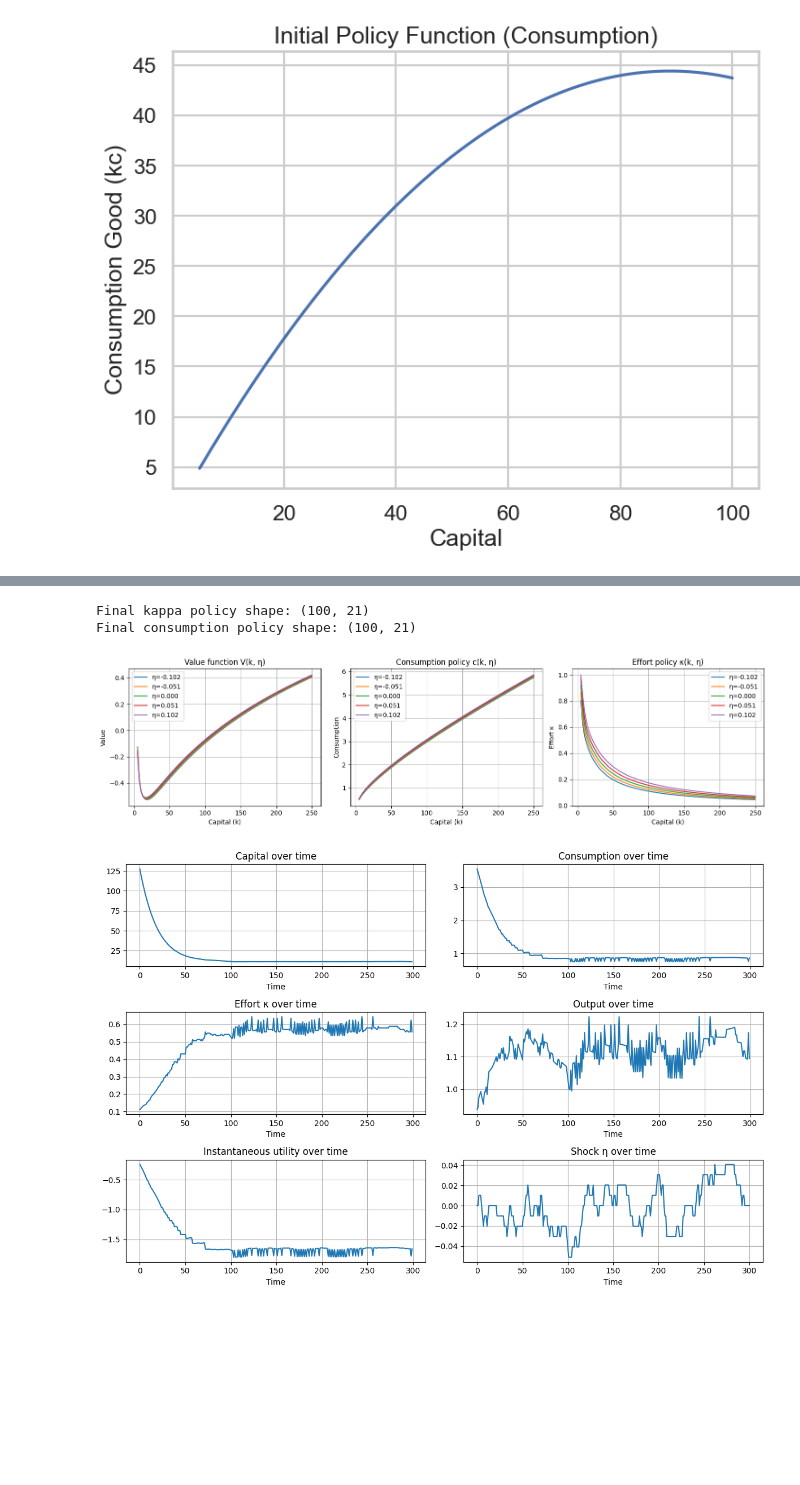
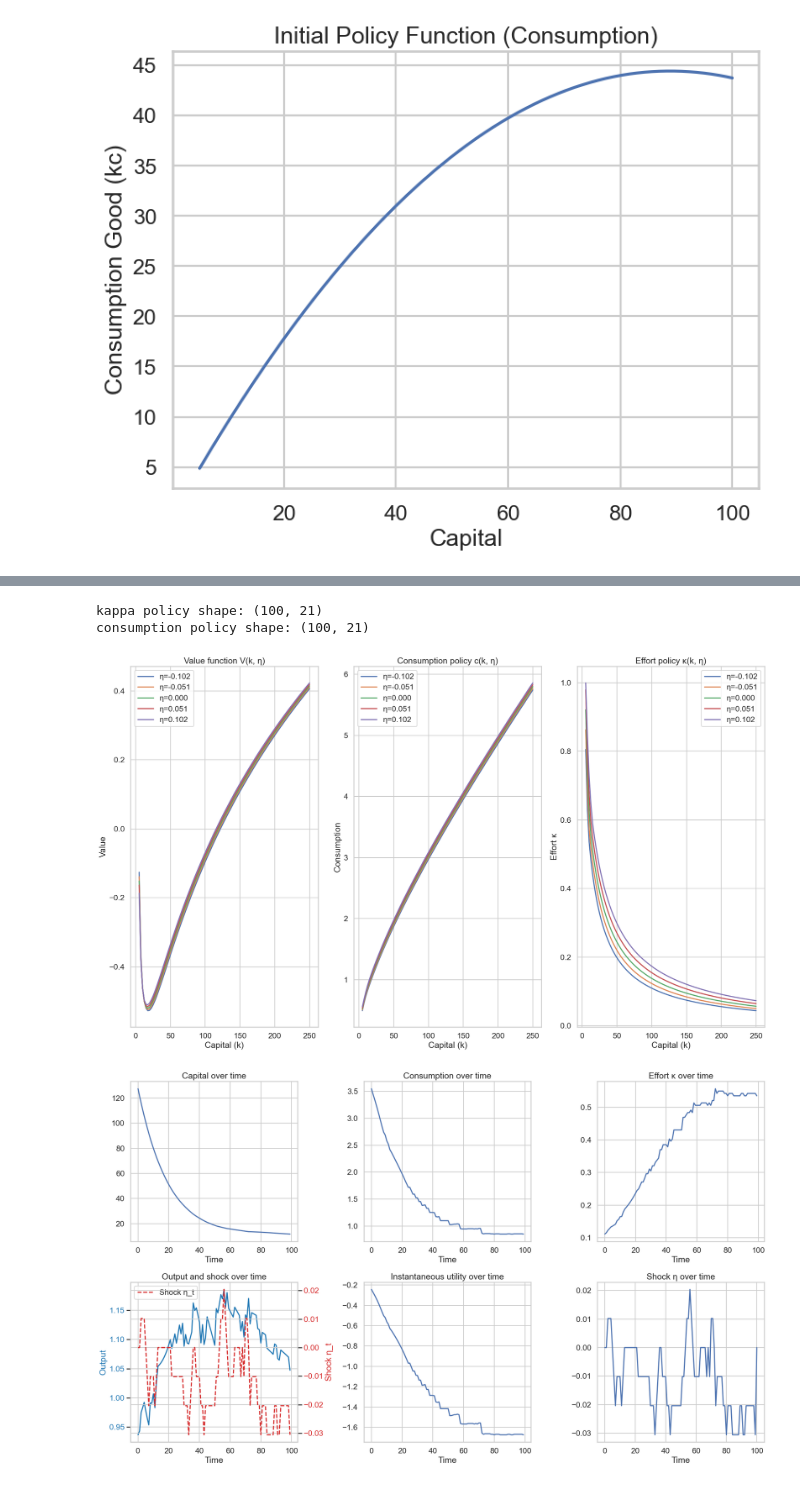
Before and after one commit to olurie/Comp-Methods-HW, a Jupyter notebook: HW3/HW3.ipynb, the cells around one changed output, grey strips where cells are left out. Drawn from its saved outputs; the diff is of its cells as text; code cells hidden in the pictures; blank space fills up the shorter version.

Commit message:
Finalized LaTeX and resized plots

```diff
--- a/HW3/HW3.ipynb
+++ b/HW3/HW3.ipynb
@@ -516,7 +516,7 @@ class HansenModel:
 
         const_term = self.A * np.log(1 - self.h0)
 
-        plt.figure(figsize=(15, 4))
+        plt.figure(figsize=(20, 12))
 
         plt.subplot(1, 3, 1)
         for i in shock_indices:
@@ -551,7 +551,7 @@ class HansenModel:
         plt.tight_layout()
         plt.show()
 
-    def simulate_and_plot_time_series(self, T=300, seed=42):
+    def simulate_and_plot_time_series(self, T=100, seed=42):
         np.random.seed(seed) #seed for reproducibility
 
         k_t = np.zeros(T+1)
@@ -590,52 +590,66 @@ class HansenModel:
             # Draw next shock index
             shock_idx_t[t+1] = np.random.choice(
                 self.number_of_shock_states, p=self.pi[is_]
             )
 
         # Plot
-        fig, axs = plt.subplots(3, 2, figsize=(12, 8))
+        fig, axs = plt.subplots(2, 3, figsize=(20, 12))
 
         axs[0,0].plot(k_t[:-1])
         axs[0,0].set_title("Capital over time")
         axs[0,0].set_xlabel("Time")
         axs[0,0].grid(True)
 
         axs[0,1].plot(c_t)
         axs[0,1].set_title("Consumption over time")
         axs[0,1].set_xlabel("Time")
         axs[0,1].grid(True)
 
-        axs[1,0].plot(kappa_t)
-        axs[1,0].set_title("Effort κ over time")
+        axs[0,2].plot(kappa_t)
+        axs[0,2].set_title("Effort κ over time")
+        axs[0,2].set_xlabel("Time")
+        axs[0,2].grid(True)
+
+        #plot y_t
+        axs[1,0].plot(y_t, color='tab:blue', label='Output y_t')
         axs[1,0].set_xlabel("Time")
+        axs[1,0].set_ylabel("Output", color='tab:blue')
+        axs[1,0].tick_params(axis='y', labelcolor='tab:blue')
+        axs[1,0].set_title("Output and shock over time")
         axs[1,0].grid(True)
 
-        axs[1,1].plot(y_t)
-        axs[1,1].set_title("Output over time")
+        #plot eta_t
+        ax2 = axs[1,0].twinx()
+        ax2.plot(eta_t[:-1], color='tab:red', linestyle='--', label='Shock η_t')
+        ax2.set_ylabel("Shock η_t", color='tab:red')
+        ax2.tick_params(axis='y', labelcolor='tab:red')
+
+        #add combined legend
+        lines_1, labels_1 = axs[1,1].get_legend_handles_labels()
+        lines_2, labels_2 = ax2.get_legend_handles_labels()
+        axs[1,0].legend(lines_1 + lines_2, labels_1 + labels_2, loc='upper left')
+
+        axs[1,1].plot(utility_t)
+        axs[1,1].set_title("Instantaneous utility over time")
         axs[1,1].set_xlabel("Time")
         axs[1,1].grid(True)
 
-        axs[2,0].plot(utility_t)
-        axs[2,0].set_title("Instantaneous utility over time")
-        axs[2,0].set_xlabel("Time")
-        axs[2,0].grid(True)
-
-        axs[2,1].plot(eta_t)
-        axs[2,1].set_title("Shock η over time")
-        axs[2,1].set_xlabel("Time")
-        axs[2,1].grid(True)
+        axs[1,2].plot(eta_t)
+        axs[1,2].set_title("Shock η over time")
+        axs[1,2].set_xlabel("Time")
+        axs[1,2].grid(True)
 
         plt.tight_layout()
         plt.show()
 
 
 if __name__ == "__main__":
-    model = HansenModel()
-    model.solve()
-    model.report()
-    model.simulate_and_plot_time_series()
+      model = HansenModel()
+      model.solve()
+      model.report()
+      model.simulate_and_plot_time_series()
 # %% [output]
-Final kappa policy shape: (100, 21)
-Final consumption policy shape: (100, 21)
+kappa policy shape: (100, 21)
+consumption policy shape: (100, 21)
-[figure, old version]
+[figure, new version]
-[figure, old version]
+[figure, new version]
```
Also changed, not shown: parts of 7 cells of this notebook, 1 other file.
